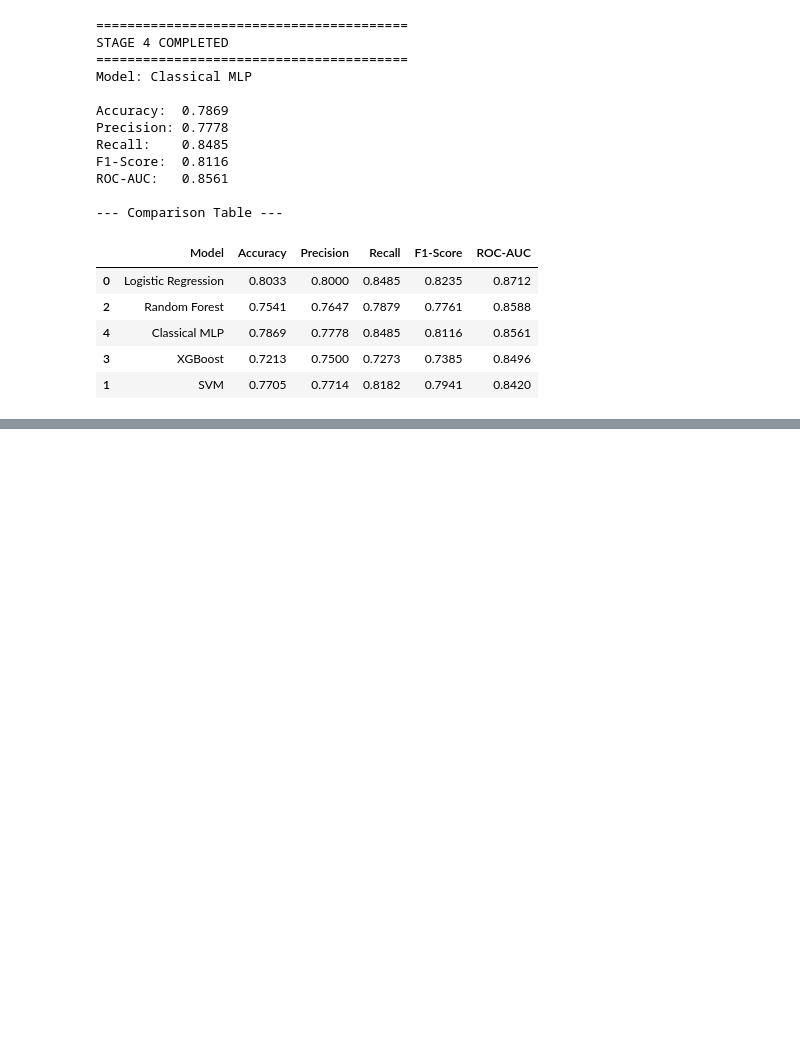
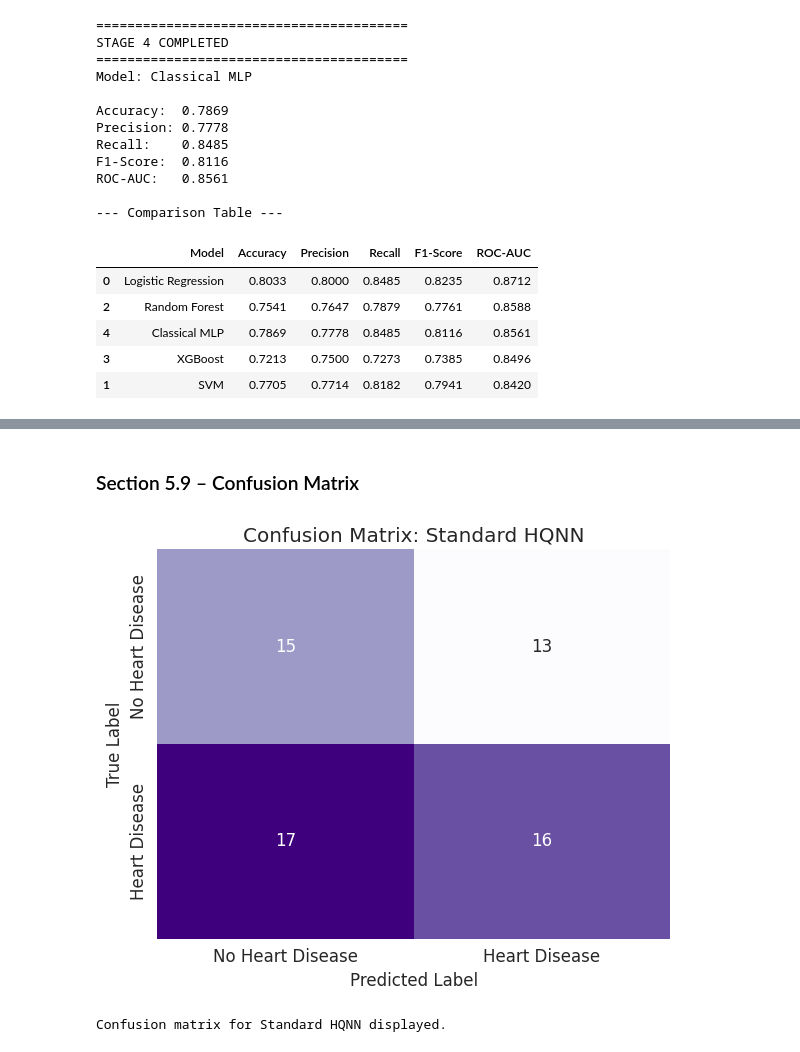
Before and after one commit to KandhimallaYashwanth/MajorProject, a Jupyter notebook: Copy_of_Major.ipynb, the cells around one changed output, grey strips where cells are left out. Cells and saved outputs as stored; diff of their text form; code cells hidden in the pictures; blank space fills up the shorter version.

```diff
--- a/Copy_of_Major.ipynb
+++ b/Copy_of_Major.ipynb
@@ -1784,0 +2210,20 @@ ROC-AUC:   0.8561
+# %% [markdown]
+### Section 5.9 – Confusion Matrix
+# %%
+# Generate Confusion Matrix
+cm_hqnn = confusion_matrix(y_test, y_pred_hqnn)
+
+plt.figure(figsize=(6, 5))
+sns.heatmap(cm_hqnn, annot=True, fmt='d', cmap='Purples', cbar=False,
+            xticklabels=['No Heart Disease', 'Heart Disease'],
+            yticklabels=['No Heart Disease', 'Heart Disease'])
+plt.title('Confusion Matrix: Standard HQNN')
+plt.xlabel('Predicted Label')
+plt.ylabel('True Label')
+plt.tight_layout()
+plt.show()
+
+print("Confusion matrix for Standard HQNN displayed.")
+# %% [output]
+[figure, added]
+Confusion matrix for Standard HQNN displayed.
```
Also changed, not shown: parts of 38 cells of this notebook.
